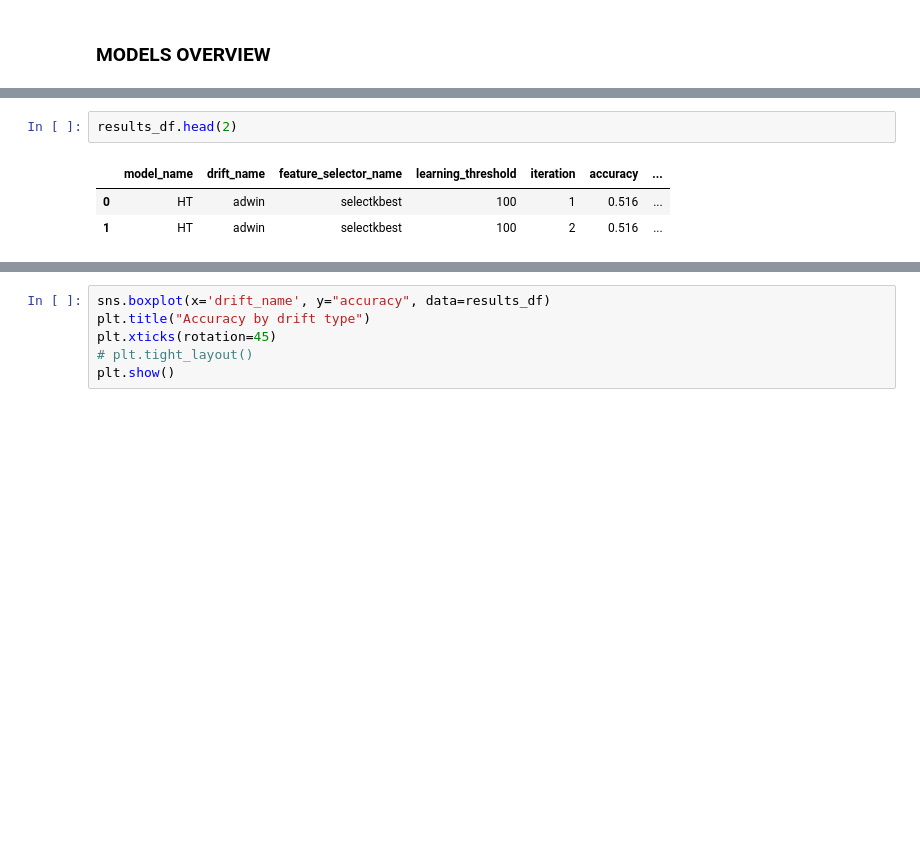
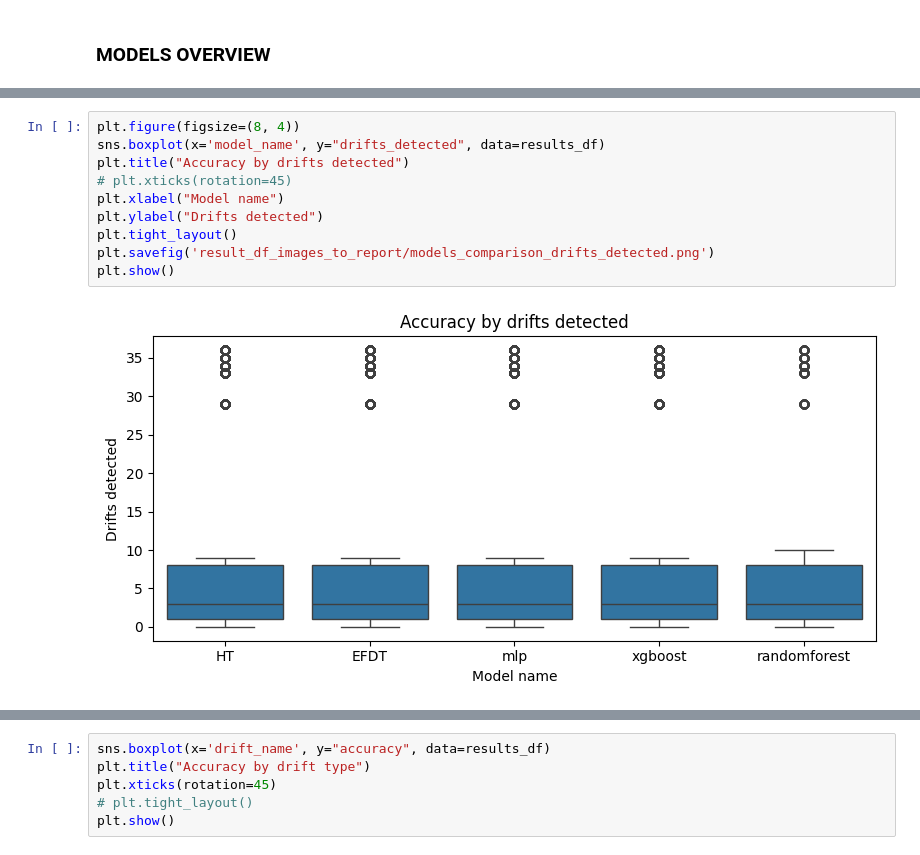
Before and after one commit to wiktorzakmateusz/data_stream_stocks, a Jupyter notebook: Stock_Data_Classification_results_analysis.ipynb, the cells around one changed output, grey strips where cells are left out. Saved outputs shown, nothing was run; the diff lists cells and outputs as text; blank space fills up the shorter version.

```diff
--- a/Stock_Data_Classification_results_analysis.ipynb
+++ b/Stock_Data_Classification_results_analysis.ipynb
@@ -48,7 +56,13 @@ plt.show()
-# %%
-results_df.head(2)
-# %% [output]
-|  | model_name | drift_name | feature_selector_name | learning_threshold | iteration | accuracy | ... |
-| 0 | HT | adwin | selectkbest | 100 | 1 | 0.516 | ... |
-| 1 | HT | adwin | selectkbest | 100 | 2 | 0.516 | ... |
+# %%
+plt.figure(figsize=(8, 4))
+sns.boxplot(x='model_name', y="drifts_detected", data=results_df)
+plt.title("Accuracy by drifts detected")
+# plt.xticks(rotation=45)
+plt.xlabel("Model name")
+plt.ylabel("Drifts detected")
+plt.tight_layout()
+plt.savefig('result_df_images_to_report/models_comparison_drifts_detected.png')
+plt.show()
+# %% [output]
+[figure, added]
 # %%
```
Also changed, not shown: parts of 5 cells of this notebook, 16 other files.
